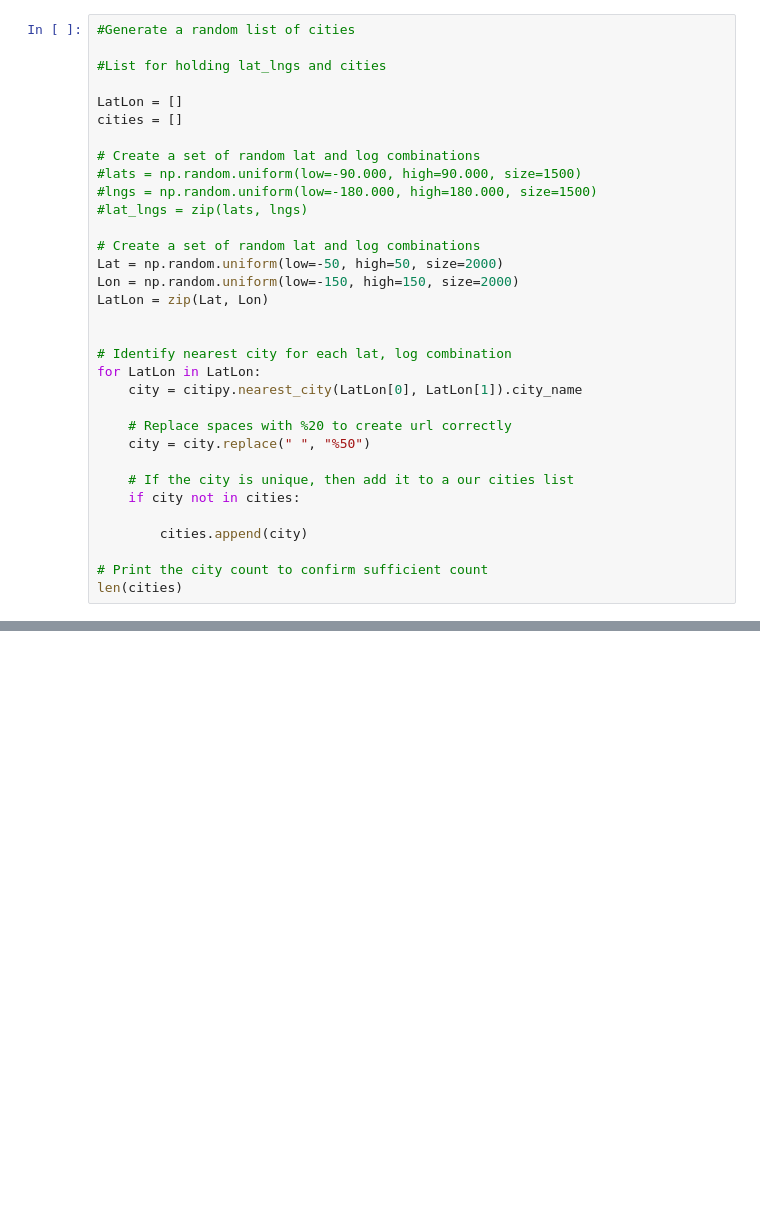
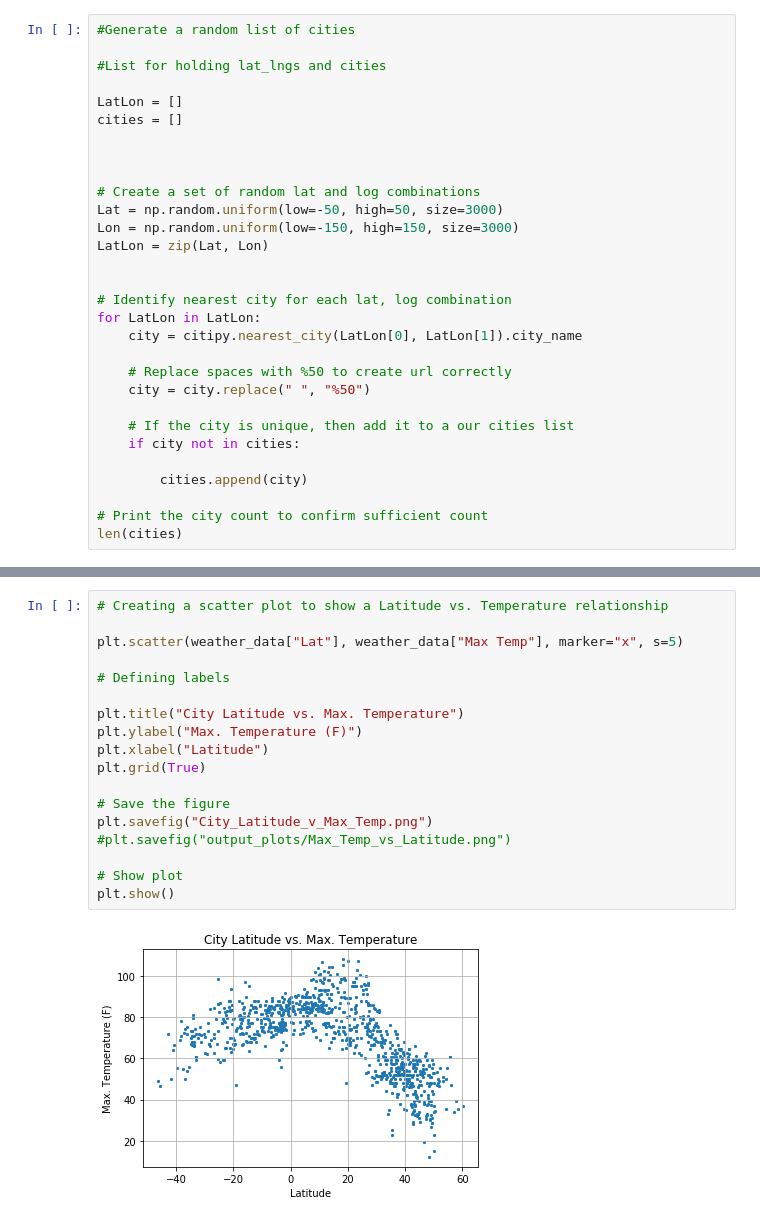
Before and after one commit to Uche-UJO/Python-API-Challenge, a Jupyter notebook: WeatherPy/WeatherPy.ipynb, the cells around one changed output, grey strips where cells are left out. Drawn from its saved outputs; the diff is of its cells as text; blank space fills up the shorter version.

```diff
--- a/WeatherPy/WeatherPy.ipynb
+++ b/WeatherPy/WeatherPy.ipynb
@@ -73,14 +29,11 @@ city_coordinates
 LatLon = []
 cities = []
 
-# Create a set of random lat and log combinations
-#lats = np.random.uniform(low=-90.000, high=90.000, size=1500)
-#lngs = np.random.uniform(low=-180.000, high=180.000, size=1500)
-#lat_lngs = zip(lats, lngs)
+
 
 # Create a set of random lat and log combinations
-Lat = np.random.uniform(low=-50, high=50, size=2000)
-Lon = np.random.uniform(low=-150, high=150, size=2000)
+Lat = np.random.uniform(low=-50, high=50, size=3000)
+Lon = np.random.uniform(low=-150, high=150, size=3000)
 LatLon = zip(Lat, Lon)
 
 
@@ -88,7 +41,7 @@ LatLon = zip(Lat, Lon)
 for LatLon in LatLon:
     city = citipy.nearest_city(LatLon[0], LatLon[1]).city_name
 
-    # Replace spaces with %20 to create url correctly
+    # Replace spaces with %50 to create url correctly
     city = city.replace(" ", "%50")
 
     # If the city is unique, then add it to a our cities list
@@ -221,0 +184,20 @@ weather_data.head()
+# %%
+# Creating a scatter plot to show a Latitude vs. Temperature relationship
+
+plt.scatter(weather_data["Lat"], weather_data["Max Temp"], marker="x", s=5)
+
+# Defining labels
+
+plt.title("City Latitude vs. Max. Temperature")
+plt.ylabel("Max. Temperature (F)")
+plt.xlabel("Latitude")
+plt.grid(True)
+
+# Save the figure
+plt.savefig("City_Latitude_v_Max_Temp.png")
+#plt.savefig("output_plots/Max_Temp_vs_Latitude.png")
+
+# Show plot
+plt.show()
+# %% [output]
+[figure, added]
```
Also changed, not shown: parts of 11 cells of this notebook, 3 other files.
